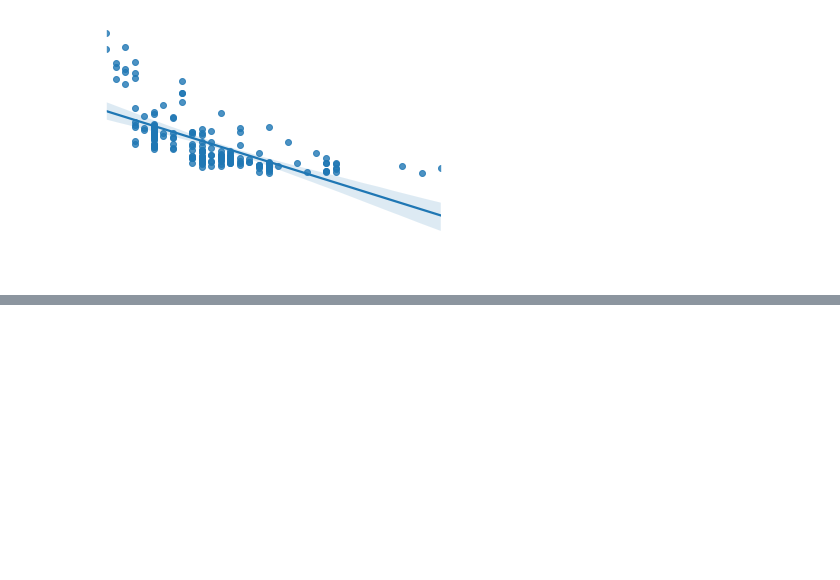
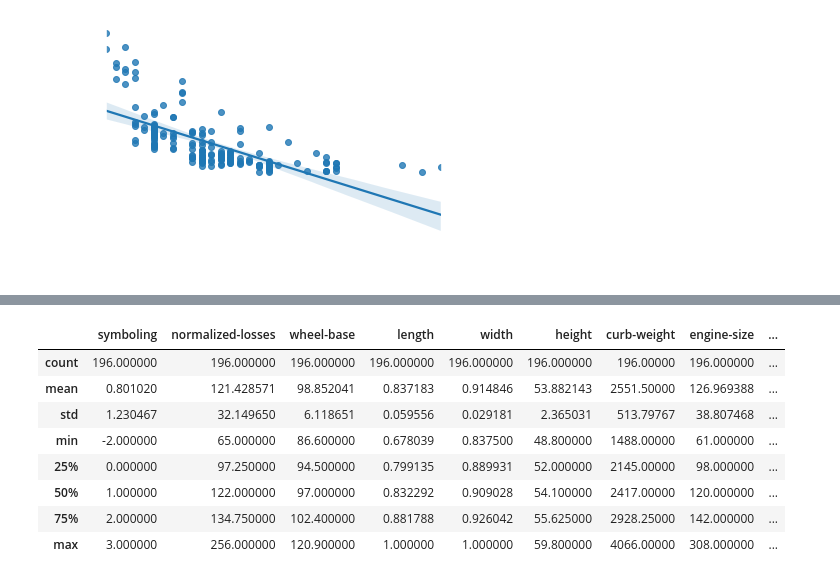
Before and after one commit to pkang0831/python_import_lesson, a Jupyter notebook: Exploratory_Data_Analysis_(EDA).ipynb, the cells around one changed output, grey strips where cells are left out. Saved outputs shown, nothing was run; the diff lists cells and outputs as text; code cells hidden in the pictures; blank space fills up the shorter version.

```diff
--- a/Exploratory_Data_Analysis_(EDA).ipynb
+++ b/Exploratory_Data_Analysis_(EDA).ipynb
@@ -100,0 +152,12 @@ df[['city-mpg','engine-size','price']].corr()
+# %%
+df.describe()
+# %% [output]
+|  | symboling | normalized-losses | wheel-base | length | width | height | curb-weight | engine-size | ... |
+| count | 196.000000 | 196.000000 | 196.000000 | 196.000000 | 196.000000 | 196.000000 | 196.00000 | 196.000000 | ... |
+| mean | 0.801020 | 121.428571 | 98.852041 | 0.837183 | 0.914846 | 53.882143 | 2551.50000 | 126.969388 | ... |
+| std | 1.230467 | 32.149650 | 6.118651 | 0.059556 | 0.029181 | 2.365031 | 513.79767 | 38.807468 | ... |
+| min | -2.000000 | 65.000000 | 86.600000 | 0.678039 | 0.837500 | 48.800000 | 1488.00000 | 61.000000 | ... |
+| 25% | 0.000000 | 97.250000 | 94.500000 | 0.799135 | 0.889931 | 52.000000 | 2145.00000 | 98.000000 | ... |
+| 50% | 1.000000 | 122.000000 | 97.000000 | 0.832292 | 0.909028 | 54.100000 | 2417.00000 | 120.000000 | ... |
+| 75% | 2.000000 | 134.750000 | 102.400000 | 0.881788 | 0.926042 | 55.625000 | 2928.25000 | 142.000000 | ... |
+| max | 3.000000 | 256.000000 | 120.900000 | 1.000000 | 1.000000 | 59.800000 | 4066.00000 | 308.000000 | ... |
```
Also changed, not shown: parts of 7 cells of this notebook.
